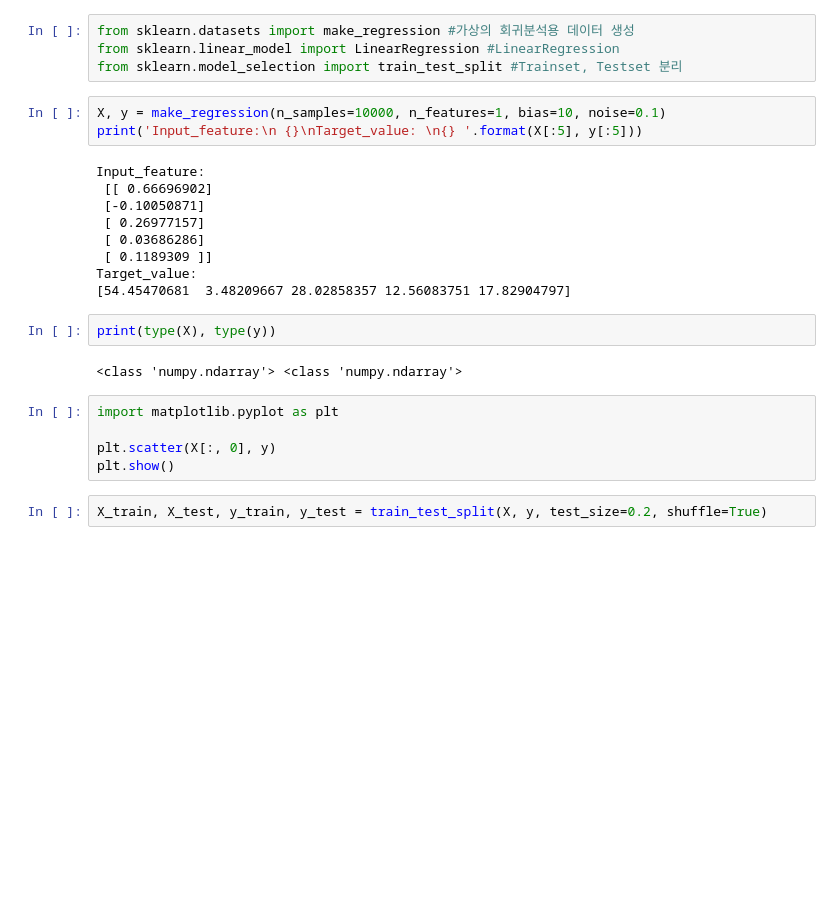
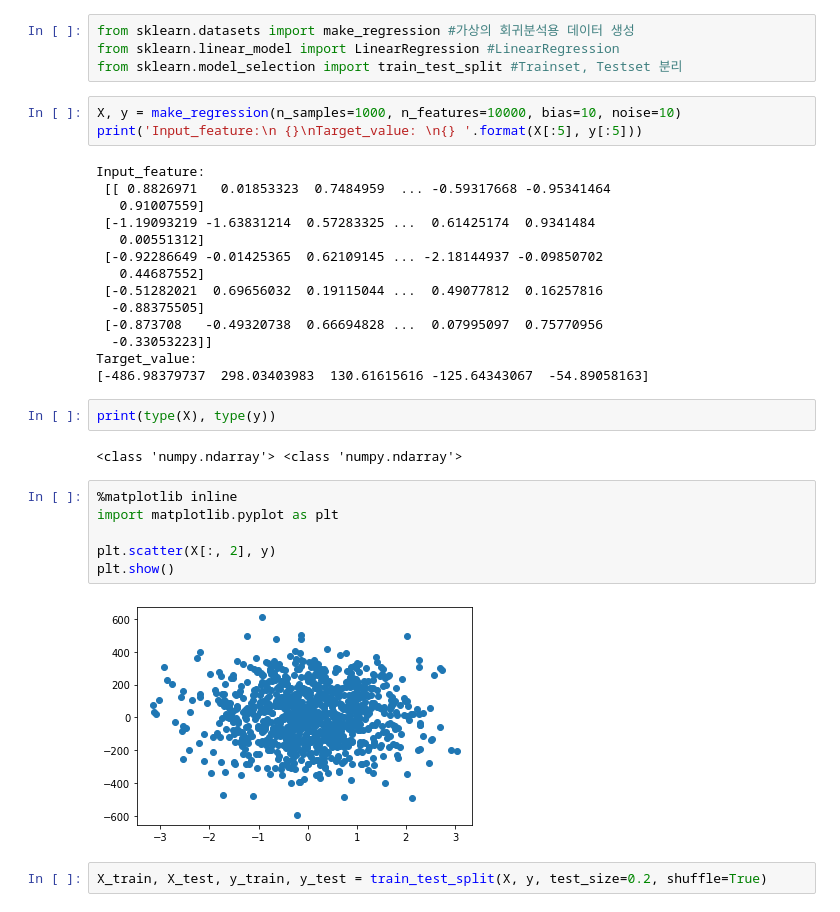
Before and after one commit to tweakershin/python-programming2, a Jupyter notebook: ML/M01_C_LinearRegression.ipynb, the cells around one changed output. Cells and saved outputs as stored; diff of their text form; blank space fills up the shorter version.

```diff
--- a/ML/M01_C_LinearRegression.ipynb
+++ b/ML/M01_C_LinearRegression.ipynb
@@ -5,25 +5,33 @@ from sklearn.datasets import make_regression #가상의 회귀분석용 데이
 from sklearn.linear_model import LinearRegression #LinearRegression
 from sklearn.model_selection import train_test_split #Trainset, Testset 분리
 # %%
-X, y = make_regression(n_samples=10000, n_features=1, bias=10, noise=0.1)
+X, y = make_regression(n_samples=1000, n_features=10000, bias=10, noise=10)
 print('Input_feature:\n {}\nTarget_value: \n{} '.format(X[:5], y[:5]))
 # %% [output]
 Input_feature:
- [[ 0.66696902]
- [-0.10050871]
- [ 0.26977157]
- [ 0.03686286]
- [ 0.1189309 ]]
+ [[ 0.8826971   0.01853323  0.7484959  ... -0.59317668 -0.95341464
+   0.91007559]
+ [-1.19093219 -1.63831214  0.57283325 ...  0.61425174  0.9341484
+   0.00551312]
+ [-0.92286649 -0.01425365  0.62109145 ... -2.18144937 -0.09850702
+   0.44687552]
+ [-0.51282021  0.69656032  0.19115044 ...  0.49077812  0.16257816
+  -0.88375505]
+ [-0.873708   -0.49320738  0.66694828 ...  0.07995097  0.75770956
+  -0.33053223]]
 Target_value:
-[54.45470681  3.48209667 28.02858357 12.56083751 17.82904797]
+[-486.98379737  298.03403983  130.61615616 -125.64343067  -54.89058163]
 # %%
 print(type(X), type(y))
 # %% [output]
 <class 'numpy.ndarray'> <class 'numpy.ndarray'>
 # %%
+%matplotlib inline
 import matplotlib.pyplot as plt
 
-plt.scatter(X[:, 0], y)
+plt.scatter(X[:, 2], y)
 plt.show()
+# %% [output]
+[figure, added]
 # %%
 X_train, X_test, y_train, y_test = train_test_split(X, y, test_size=0.2, shuffle=True)
```
Also changed, not shown: parts of 5 cells of this notebook, 3 other files.
